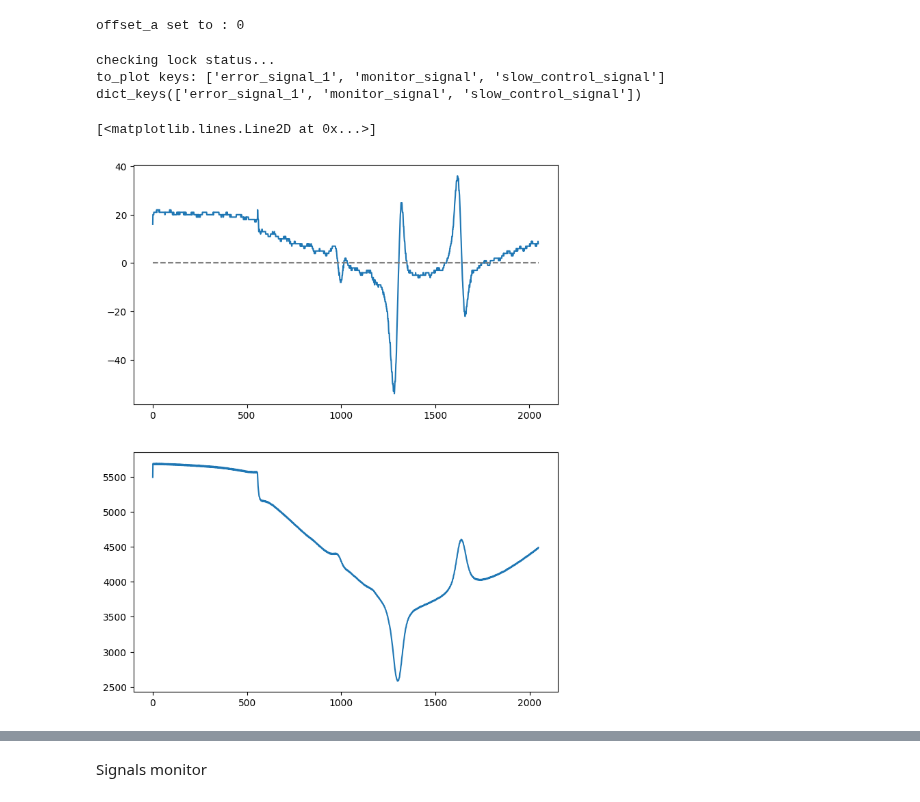
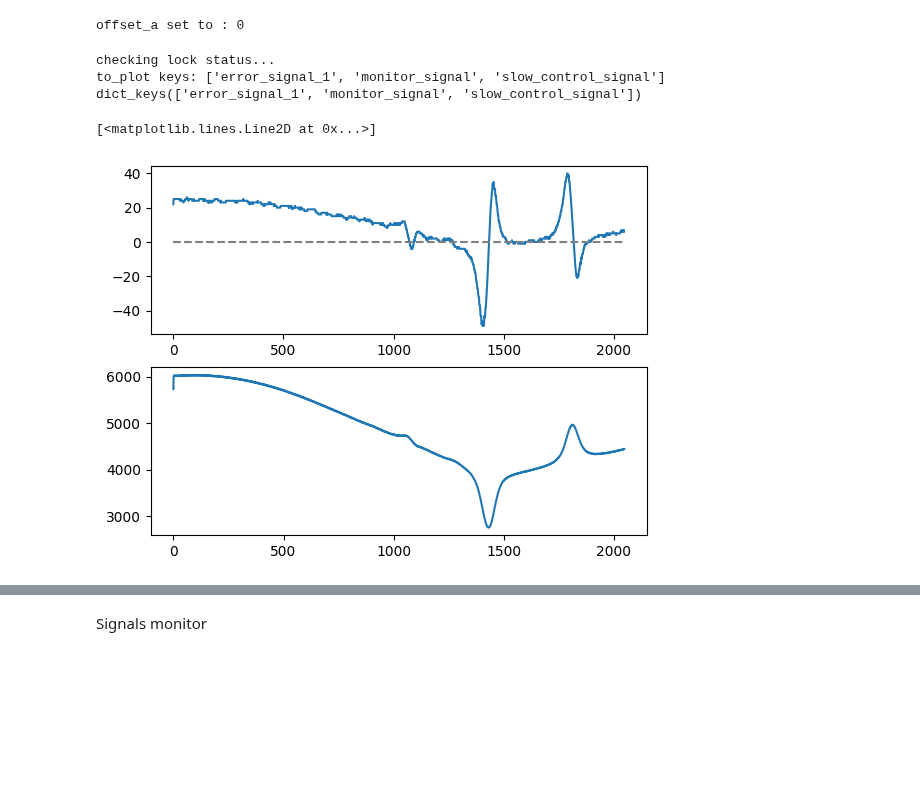
Before and after one commit to jack00look/RP_Spectroscopy, a Jupyter notebook: GettingStarted.ipynb, the cells around one changed output, grey strips where cells are left out. Drawn from its saved outputs; the diff is of its cells as text; code cells hidden in the pictures; blank space fills up the shorter version.

```diff
--- a/GettingStarted.ipynb
+++ b/GettingStarted.ipynb
@@ -74,13 +74,12 @@ c.connection.root.start_sweep()
 c.parameters.modulation_frequency.value = 0.05*MHz
 c.parameters.modulation_amplitude.value = 0.5*Vpp
 c.parameters.p.value = 5000
-c.parameters.i.value = 100
+c.parameters.i.value = 0
 c.parameters.d.value = 0
-c.parameters.target_slope_rising.value = True
+c.parameters.target_slope_rising.value = False
+c.parameters.pid_on_slow_strength.value = 5000
 c.parameters.control_signal_history_length.value = 2000
 
-#c.parameters.pid_on_slow_enabled.value = False
-
 c.connection.root.write_registers()
 # %% [output]
 linien_client.connection       INFO     Try to connect to 192.168.1.159:18862
@@ -89,7 +110,0 @@ linien_client.connection       INFO     Connection established!
-# %%
-c.parameters.demodulation_phase_a.value = 160
-c.connection.root.write_registers()
-# %%
-c.parameters.filter_1_frequency_a.value = 8000
-c.parameters.filter_2_frequency_a.value = 4000
-c.connection.root.write_registers()
@@ -119,7 +158,7 @@ Demodulation phase: 150.0 degrees
 Demodulation filter 1: 10000.0 Hz
 Demodulation filter 2: 10000.0 Hz
 # %%
-c.parameters.offset_a.value = -85
+c.parameters.offset_a.value = -75
 c.connection.root.write_registers()
 # %%
 c.parameters.check_for_changed_parameters()
@@ -129,24 +168,24 @@ offset_a set to : 0
 # %%
 
 # Wait until the laser is unlocked
 wait_for_lock_status(False)
 
 # Record a reference spectrum
 to_plot = pickle.loads(c.parameters.to_plot.value)
 
 print(to_plot.keys())
 
-fig,ax = plt.subplots(2,1, figsize=(8, 10))
+fig,ax = plt.subplots(2,1)
 ax[0].plot(to_plot["error_signal_1"], label="error_signal_1")
 ax[0].hlines(0, 0, len(to_plot["error_signal_1"]), color='gray', linestyle='--')
 #ax[0].set_ylim(-150,150)
 ax[1].plot(to_plot["monitor_signal"], label="monitor_signal_1")
 # %% [output]
 checking lock status...
 to_plot keys: ['error_signal_1', 'monitor_signal', 'slow_control_signal']
 dict_keys(['error_signal_1', 'monitor_signal', 'slow_control_signal'])
 [<matplotlib.lines.Line2D at 0x...>]
-[figure, old version]
+[figure, new version]
 # %%
 
 # Wait until the laser is unlocked
```
Also changed, not shown: parts of 12 cells of this notebook, 12 other files.
